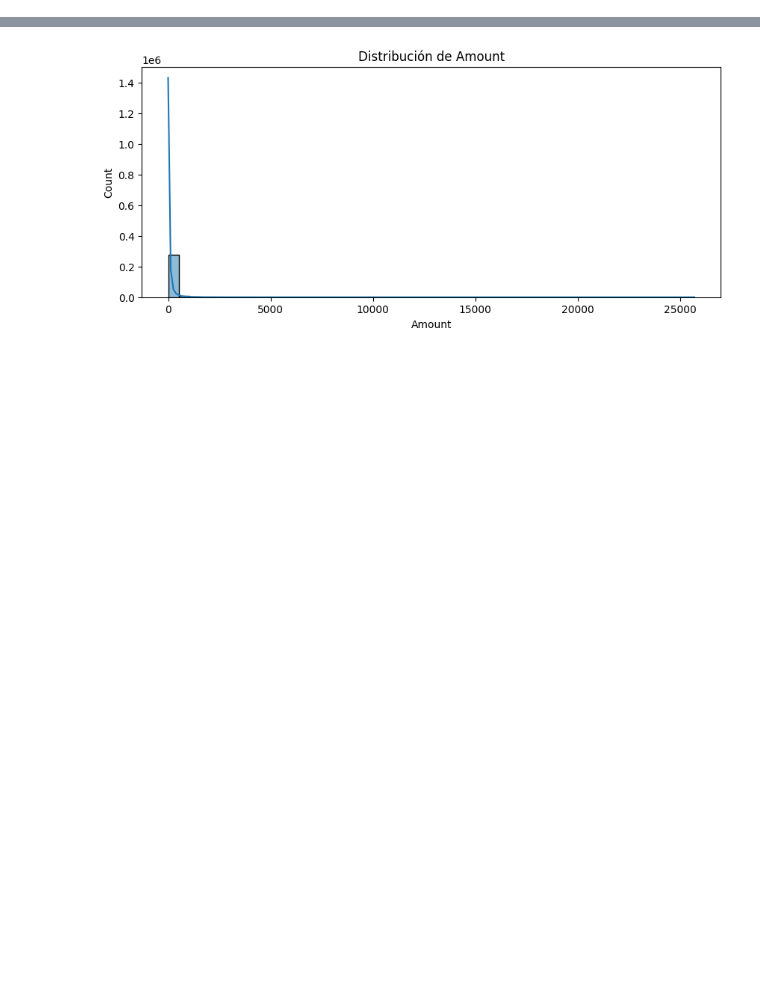
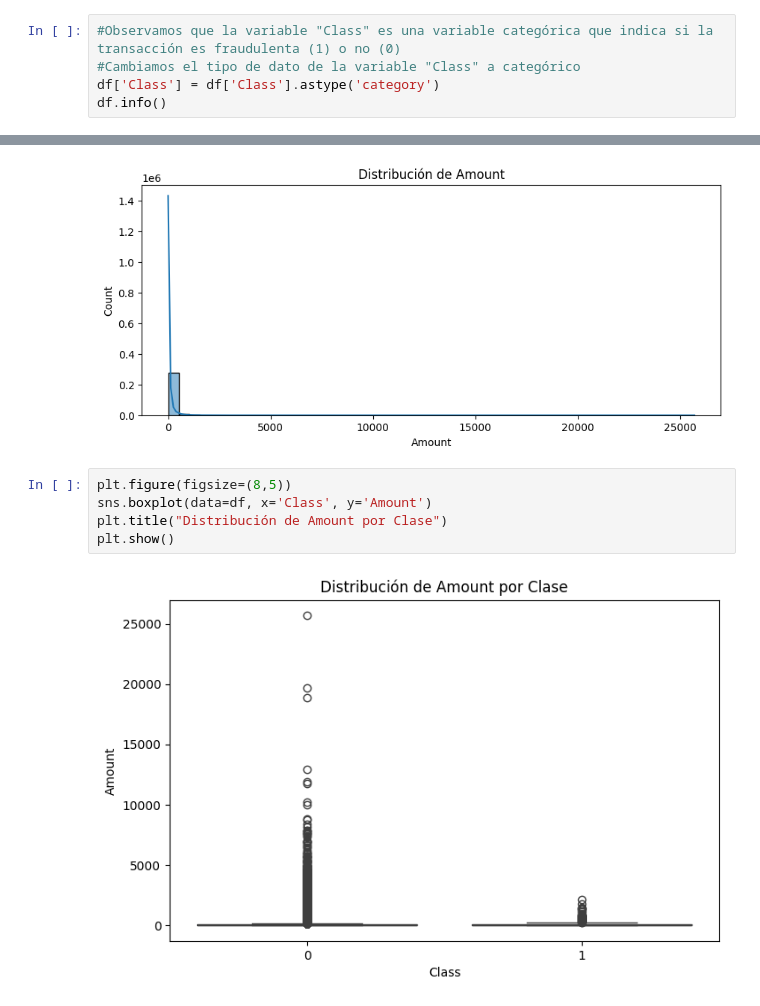
Before and after one commit to angelsosai/Deteccion_de_Anomalias_y_Fraude_en_Transacciones---Diplomado-en-Ciencia-de-datos, a Jupyter notebook: EDA.ipynb, the cells around one changed output, grey strips where cells are left out. Drawn from its saved outputs; the diff is of its cells as text; blank space fills up the shorter version.

Commit message:
eda_y_preprocesamiento_de_ datos

```diff
--- a/EDA.ipynb
+++ b/EDA.ipynb
@@ -90,0 +91,5 @@ df.describe()
+# %%
+#Observamos que la variable "Class" es una variable categórica que indica si la transacción es fraudulenta (1) o no (0)
+#Cambiamos el tipo de dato de la variable "Class" a categórico
+df['Class'] = df['Class'].astype('category')
+df.info()
@@ -117,3 +140,10 @@ plt.title("Distribución de Amount")
 plt.show()
 # %% [output]
 [figure]
+# %%
+plt.figure(figsize=(8,5))
+sns.boxplot(data=df, x='Class', y='Amount')
+plt.title("Distribución de Amount por Clase")
+plt.show()
+# %% [output]
+[figure, added]
```
Also changed, not shown: parts of 23 cells of this notebook.
